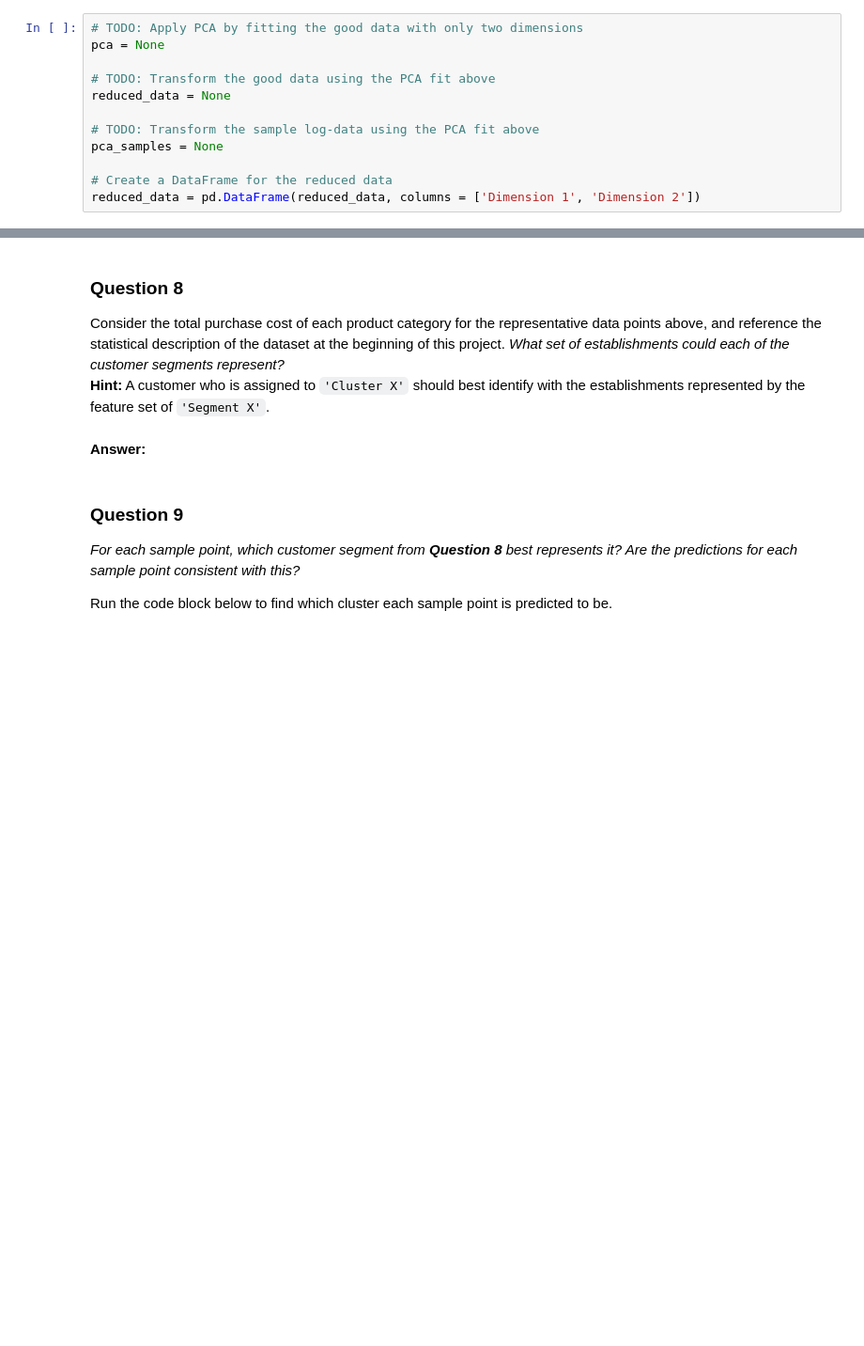
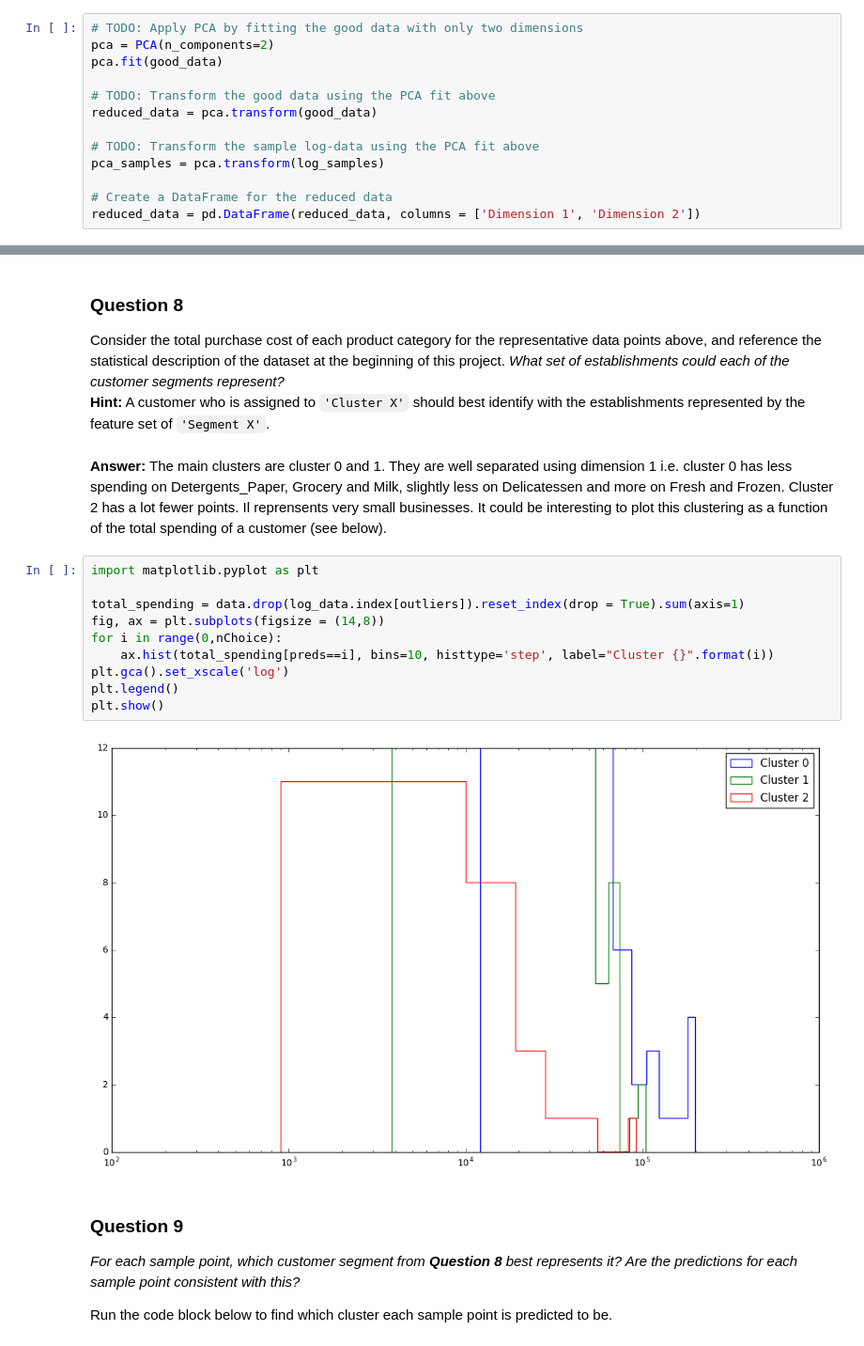
Before and after one commit to thomasmercier/udacity-project-customer-segments, a Jupyter notebook: customer_segments.ipynb, the cells around one changed output, grey strips where cells are left out. Shown at 94% size. Saved outputs shown, nothing was run; the diff lists cells and outputs as text; blank space fills up the shorter version.

```diff
--- a/customer_segments.ipynb
+++ b/customer_segments.ipynb
@@ -312,13 +321,14 @@ In the code block below, you will need to implement the following:
  - Apply a PCA transformation of the sample log-data `log_samples` using `pca.transform`, and assign the results to `pca_samples`.
 # %%
 # TODO: Apply PCA by fitting the good data with only two dimensions
-pca = None
+pca = PCA(n_components=2)
+pca.fit(good_data)
 
 # TODO: Transform the good data using the PCA fit above
-reduced_data = None
+reduced_data = pca.transform(good_data)
 
 # TODO: Transform the sample log-data using the PCA fit above
-pca_samples = None
+pca_samples = pca.transform(log_samples)
 
 # Create a DataFrame for the reduced data
 reduced_data = pd.DataFrame(reduced_data, columns = ['Dimension 1', 'Dimension 2'])
@@ -411,8 +466,20 @@ display(true_centers)
 ### Question 8
 Consider the total purchase cost of each product category for the representative data points above, and reference the statistical description of the dataset at the beginning of this project. *What set of establishments could each of the customer segments represent?*
 **Hint:** A customer who is assigned to `'Cluster X'` should best identify with the establishments represented by the feature set of `'Segment X'`.
-# %% [markdown]
-**Answer:**
+# %% [markdown]
+**Answer:** The main clusters are cluster 0 and 1. They are well separated using dimension 1 i.e. cluster 0 has less spending on Detergents_Paper, Grocery and Milk, slightly less on Delicatessen and more on Fresh and Frozen. Cluster 2 has a lot fewer points. Il reprensents very small businesses. It could be interesting to plot this clustering as a function of the total spending of a customer (see below).
+# %%
+import matplotlib.pyplot as plt
+
+total_spending = data.drop(log_data.index[outliers]).reset_index(drop = True).sum(axis=1)
+fig, ax = plt.subplots(figsize = (14,8))
+for i in range(0,nChoice):
+    ax.hist(total_spending[preds==i], bins=10, histtype='step', label="Cluster {}".format(i))
+plt.gca().set_xscale('log')
+plt.legend()
+plt.show()
+# %% [output]
+[figure, added]
 # %% [markdown]
 ### Question 9
 *For each sample point, which customer segment from* ***Question 8*** *best represents it? Are the predictions for each sample point consistent with this?*
```
Also changed, not shown: parts of 24 cells of this notebook.
